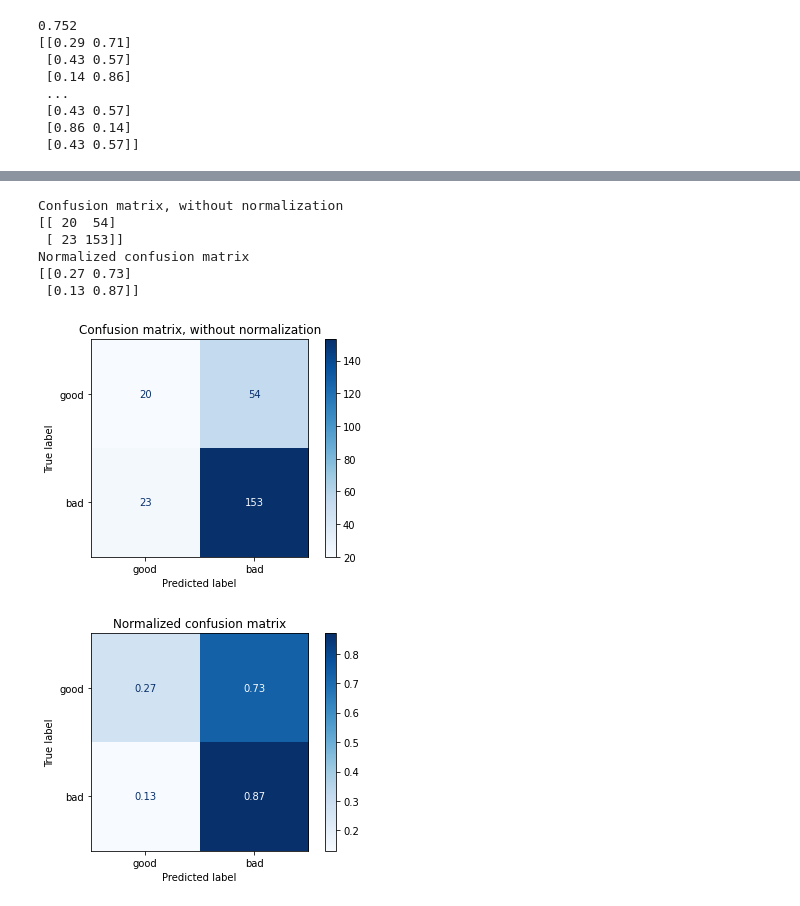
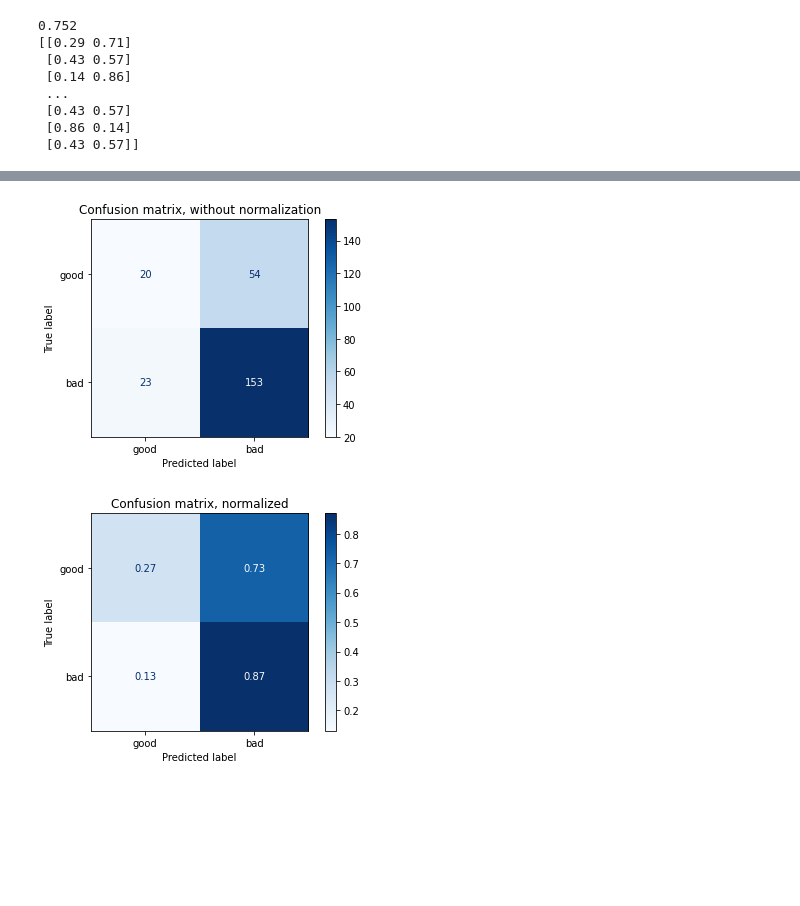
Before and after one commit to valuedriven/dataanalysis, a Jupyter notebook: trabalho_final/trabalho_final.ipynb, the cells around one changed output, grey strips where cells are left out. Drawn from its saved outputs; the diff is of its cells as text; code cells hidden in the pictures; blank space fills up the shorter version.

```diff
--- a/trabalho_final/trabalho_final.ipynb
+++ b/trabalho_final/trabalho_final.ipynb
@@ -229,32 +168,32 @@ Normalized confusion matrix
 # %%
+#https://scikit-learn.org/stable/auto_examples/model_selection/plot_confusion_matrix.html
+
 import matplotlib.pyplot as plt
 from sklearn.metrics import ConfusionMatrixDisplay
+
 np.set_printoptions(precision=2)
+
+class_names = risk_dataset.target.unique()
+
 titles_options = [
     ("Confusion matrix, without normalization", None),
-    ("Normalized confusion matrix", "true"),
+    ("Confusion matrix, normalized", "true"),
 ]
 for title, normalize in titles_options:
     disp = ConfusionMatrixDisplay.from_estimator(
         clf,
         X_test,
         y_test,
         display_labels=class_names,
         cmap=plt.cm.Blues,
         normalize=normalize,
     )
     disp.ax_.set_title(title)
 
-    print(title)
-    print(disp.confusion_matrix)
+    # print(title)
+    # print(disp.confusion_matrix)
 
 plt.show()
 # %% [output]
-Confusion matrix, without normalization
-[[ 20  54]
- [ 23 153]]
-Normalized confusion matrix
-[[0.27 0.73]
- [0.13 0.87]]
 [figure]
-[figure, old version]
+[figure, new version]
```
Also changed, not shown: parts of 3 cells of this notebook.
